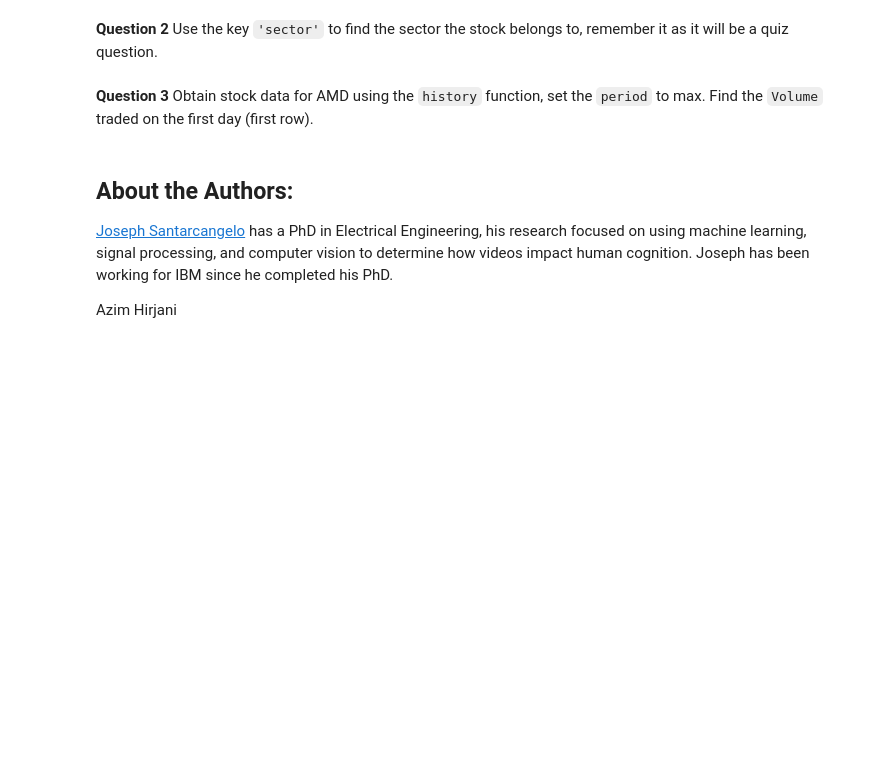
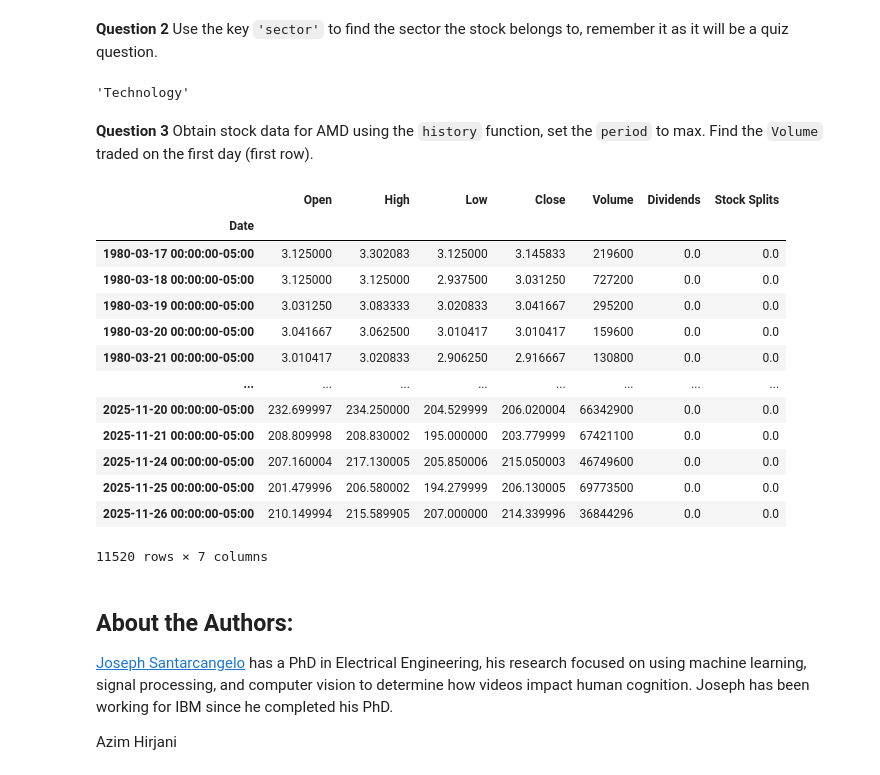
Before and after one commit to KINGAKWO/ibm-data-analytics-journey, a Jupyter notebook: 05. Python Project for Data Science/Final_Assignment Library.ipynb, the cells around one changed output. Drawn from its saved outputs; the diff is of its cells as text; code cells hidden in the pictures; blank space fills up the shorter version.

Commit message:
Extracting Stock Data Using a Python Library

```diff
--- a/05. Python Project for Data Science/Final_Assignment Library.ipynb
+++ b/05. Python Project for Data Science/Final_Assignment Library.ipynb
@@ -215,9 +225,28 @@ amd_info['country']
 # %% [markdown]
 <b>Question 2</b> Use the key  <code>'sector'</code> to find the sector the stock belongs to, remember it as it will be a quiz question.
 # %%
-amd_info['
+amd_info['sector']
+# %% [output]
+'Technology'
 # %% [markdown]
 <b>Question 3</b> Obtain stock data for AMD using the `history` function, set the `period` to max. Find the `Volume` traded on the first day (first row).
+# %%
+AMD.history(period="max")
+# %% [output]
+|  | Open | High | Low | Close | Volume | Dividends | Stock Splits |
+| Date |  |  |  |  |  |  |  |
+| 1980-03-17 00:00:00-05:00 | 3.125000 | 3.302083 | 3.125000 | 3.145833 | 219600 | 0.0 | 0.0 |
+| 1980-03-18 00:00:00-05:00 | 3.125000 | 3.125000 | 2.937500 | 3.031250 | 727200 | 0.0 | 0.0 |
+| 1980-03-19 00:00:00-05:00 | 3.031250 | 3.083333 | 3.020833 | 3.041667 | 295200 | 0.0 | 0.0 |
+| 1980-03-20 00:00:00-05:00 | 3.041667 | 3.062500 | 3.010417 | 3.010417 | 159600 | 0.0 | 0.0 |
+| 1980-03-21 00:00:00-05:00 | 3.010417 | 3.020833 | 2.906250 | 2.916667 | 130800 | 0.0 | 0.0 |
+| ... | ... | ... | ... | ... | ... | ... | ... |
+| 2025-11-20 00:00:00-05:00 | 232.699997 | 234.250000 | 204.529999 | 206.020004 | 66342900 | 0.0 | 0.0 |
+| 2025-11-21 00:00:00-05:00 | 208.809998 | 208.830002 | 195.000000 | 203.779999 | 67421100 | 0.0 | 0.0 |
+| 2025-11-24 00:00:00-05:00 | 207.160004 | 217.130005 | 205.850006 | 215.050003 | 46749600 | 0.0 | 0.0 |
+| 2025-11-25 00:00:00-05:00 | 201.479996 | 206.580002 | 194.279999 | 206.130005 | 69773500 | 0.0 | 0.0 |
+| 2025-11-26 00:00:00-05:00 | 210.149994 | 215.589905 | 207.000000 | 214.339996 | 36844296 | 0.0 | 0.0 |
+11520 rows × 7 columns
 # %% [markdown]
 <h2>About the Authors:</h2>
 
```
Also changed, not shown: parts of 4 cells of this notebook, 3 other files.
